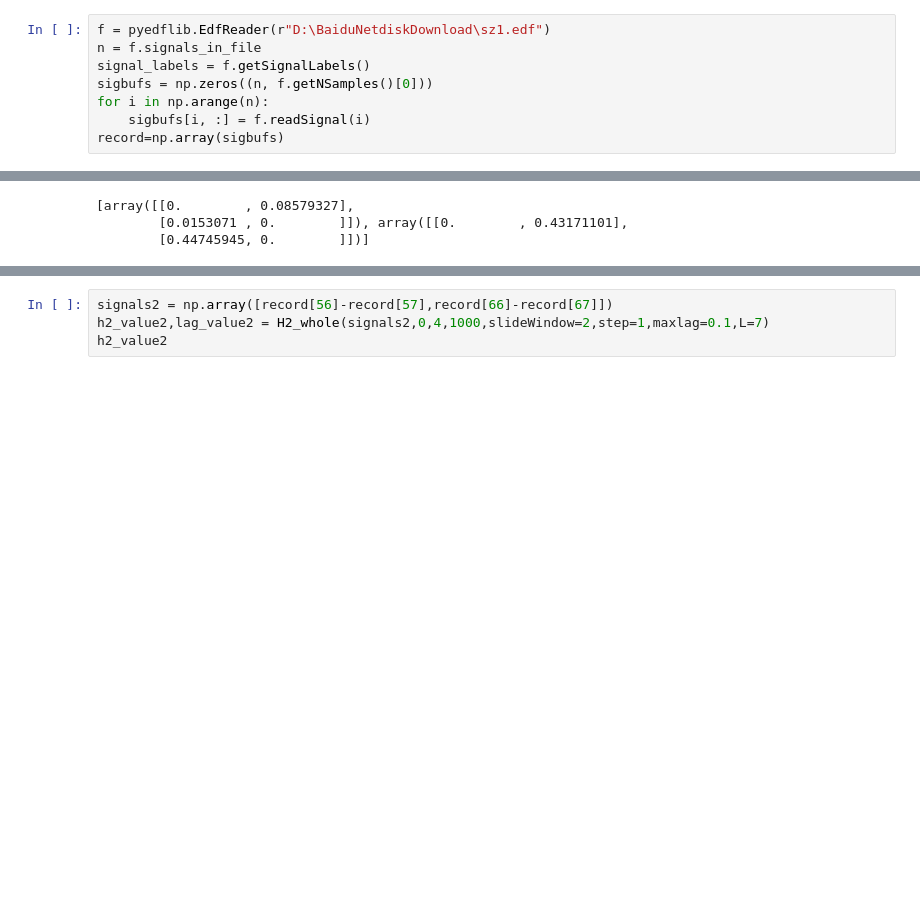
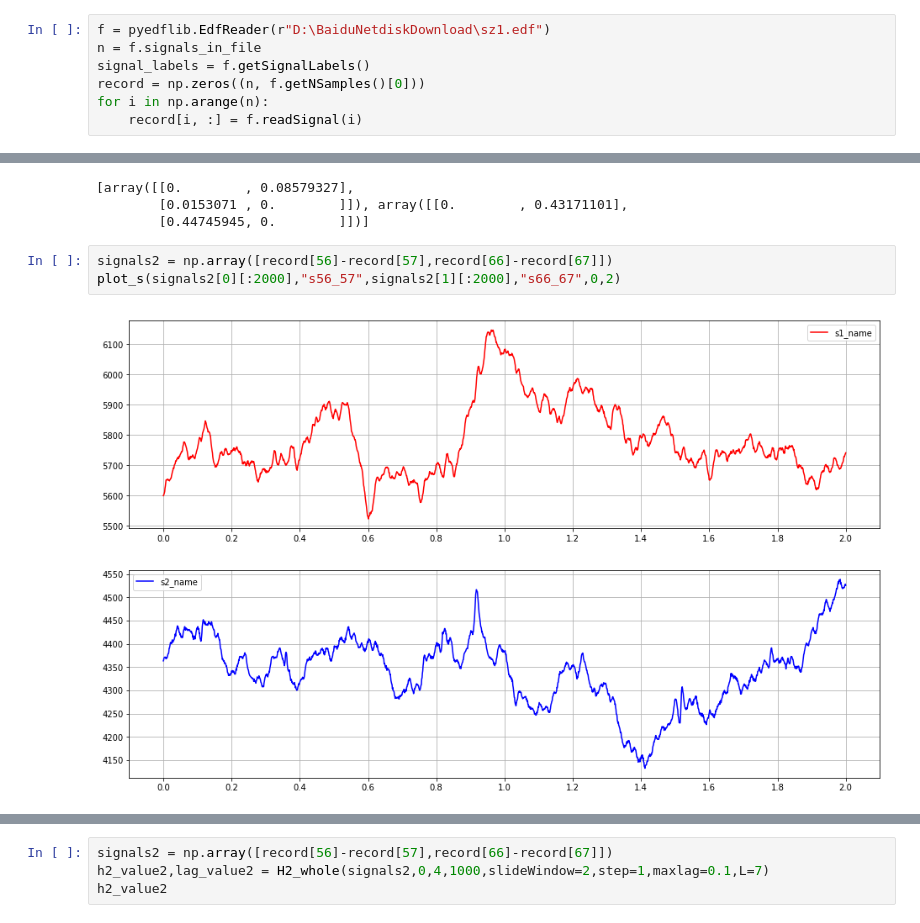
Before and after one commit to xkKevin/Compute-H2, a Jupyter notebook: Computer H2.ipynb, the cells around one changed output, grey strips where cells are left out. Saved outputs shown, nothing was run; the diff lists cells and outputs as text; blank space fills up the shorter version.

```diff
--- a/Computer H2.ipynb
+++ b/Computer H2.ipynb
@@ -7,10 +7,9 @@ import matplotlib.pyplot as plt
 f = pyedflib.EdfReader(r"D:\BaiduNetdiskDownload\sz1.edf")
 n = f.signals_in_file
 signal_labels = f.getSignalLabels()
-sigbufs = np.zeros((n, f.getNSamples()[0]))
+record = np.zeros((n, f.getNSamples()[0]))
 for i in np.arange(n):
-    sigbufs[i, :] = f.readSignal(i)
-record=np.array(sigbufs)
+    record[i, :] = f.readSignal(i)
 # %% [output]
 <class 'numpy.ndarray'>
 # %%
@@ -359,3 +423,8 @@ h2_value3
 [array([[0.        , 0.08579327],
         [0.0153071 , 0.        ]]), array([[0.        , 0.43171101],
         [0.44745945, 0.        ]])]
+# %%
+signals2 = np.array([record[56]-record[57],record[66]-record[67]])
+plot_s(signals2[0][:2000],"s56_57",signals2[1][:2000],"s66_67",0,2)
+# %% [output]
+[figure, added]
```
Also changed, not shown: parts of 13 cells of this notebook, 5 other files.
